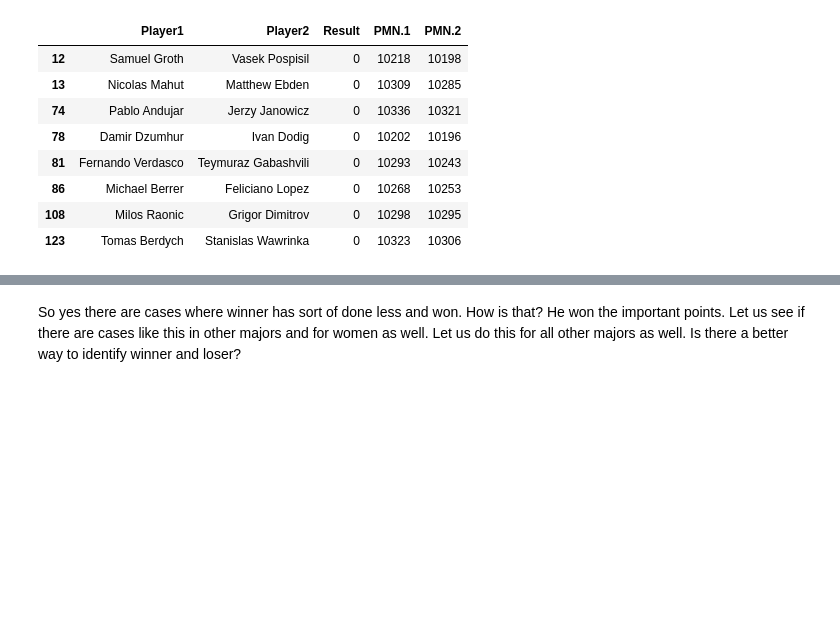
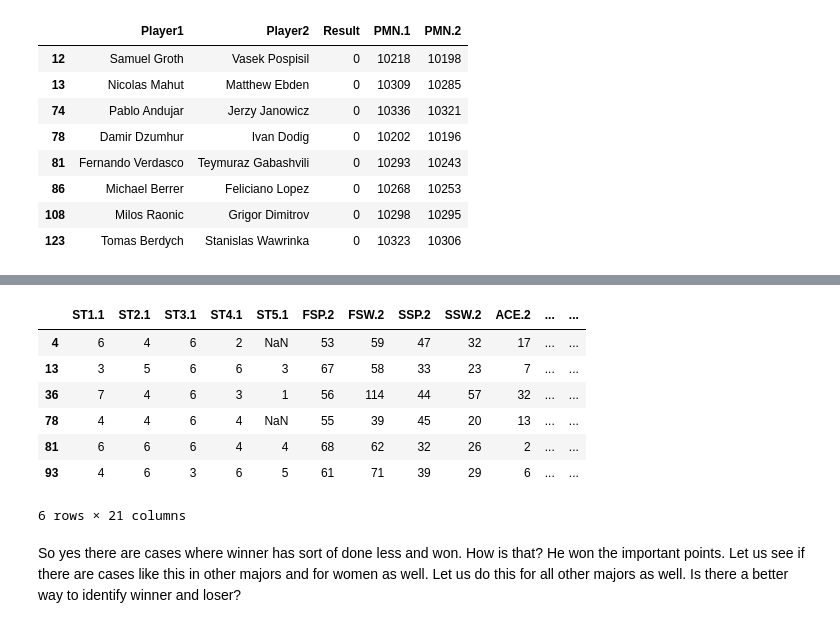
Before and after one commit to pvenka/Bounty-Tennis, a Jupyter notebook: tennis_a.ipynb, the cells around one changed output, grey strips where cells are left out. Cells and saved outputs as stored; diff of their text form; code cells hidden in the pictures; blank space fills up the shorter version.

```diff
--- a/tennis_a.ipynb
+++ b/tennis_a.ipynb
@@ -775,3 +775,14 @@ df_aus_m[(df_aus_m.Result==0) & (df_aus_m["TPW.2"] < df_aus_m["TPW.1"])].ix[:,0:
+# %%
+df_aus_m[(df_aus_m.Result==0) & (df_aus_m["TPW.2"] < df_aus_m["TPW.1"])].ix[:,19:40]
+# %% [output]
+|  | ST1.1 | ST2.1 | ST3.1 | ST4.1 | ST5.1 | FSP.2 | FSW.2 | SSP.2 | SSW.2 | ACE.2 | ... | ... |
+| 4 | 6 | 4 | 6 | 2 | NaN | 53 | 59 | 47 | 32 | 17 | ... | ... |
+| 13 | 3 | 5 | 6 | 6 | 3 | 67 | 58 | 33 | 23 | 7 | ... | ... |
+| 36 | 7 | 4 | 6 | 3 | 1 | 56 | 114 | 44 | 57 | 32 | ... | ... |
+| 78 | 4 | 4 | 6 | 4 | NaN | 55 | 39 | 45 | 20 | 13 | ... | ... |
+| 81 | 6 | 6 | 6 | 4 | 4 | 68 | 62 | 32 | 26 | 2 | ... | ... |
+| 93 | 4 | 6 | 3 | 6 | 5 | 61 | 71 | 39 | 29 | 6 | ... | ... |
+6 rows × 21 columns
 # %% [markdown]
 So yes there are cases where winner has sort of done less and won. How is that? He won the important points.
 Let us see if there are cases like this in other majors and for women as well. Let us do this for all other majors as well. Is there a better way to identify winner and loser?
```
Also changed, not shown: parts of 11 cells of this notebook.
